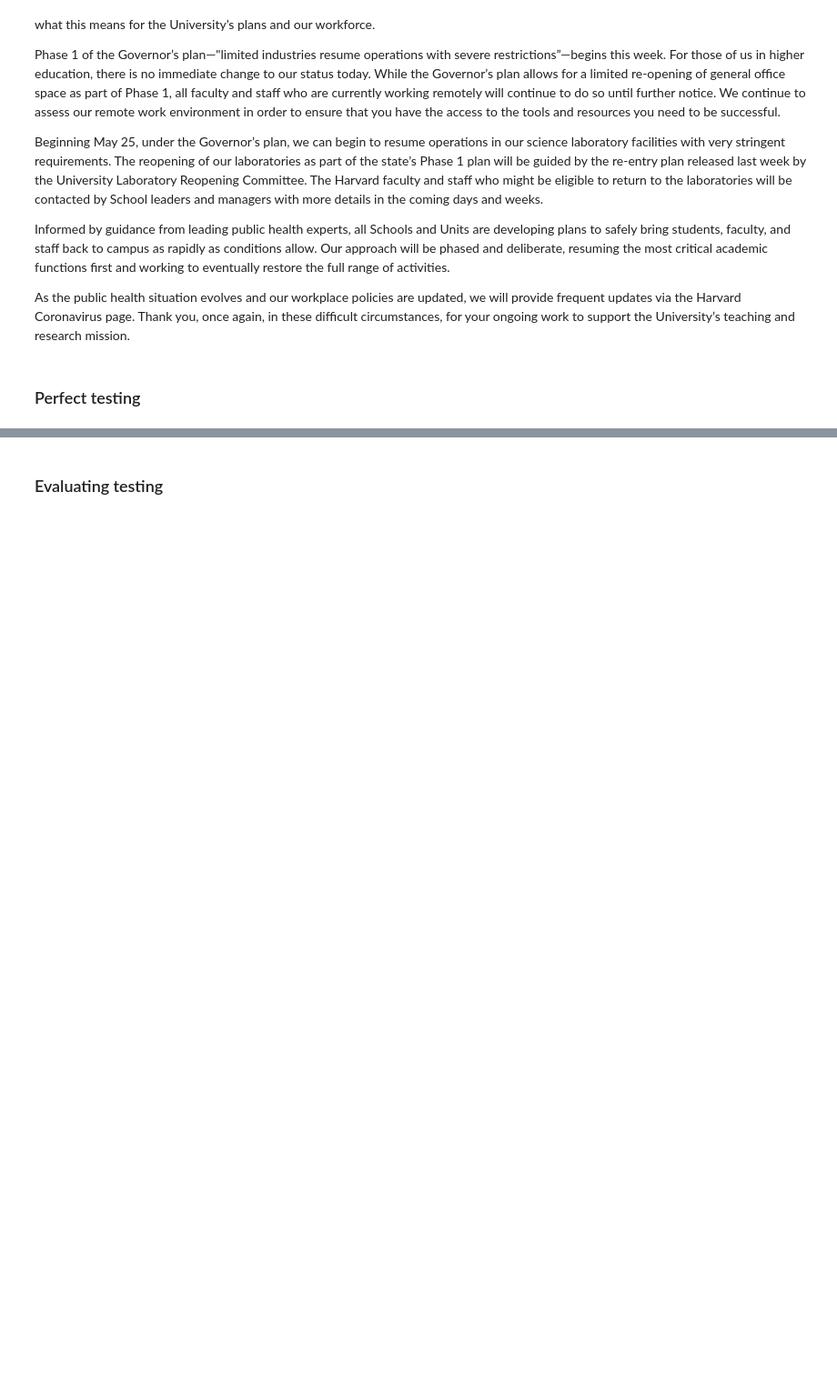
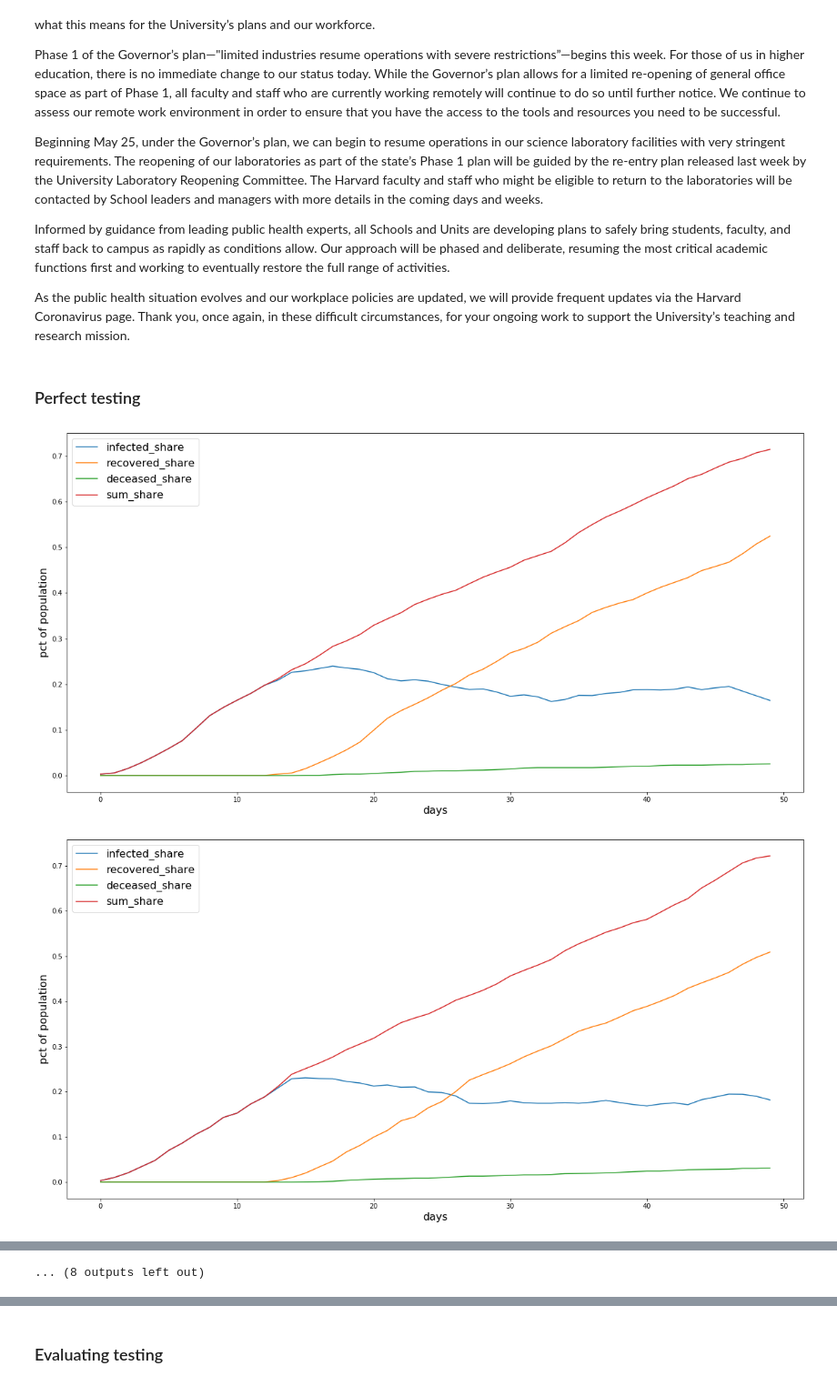
Before and after one commit to TheDigitalFrontier/contact-tracing-simulation, a Jupyter notebook: simulation/ContactTracingSimulation_v8.ipynb, the cells around one changed output, grey strips where cells are left out. Shown at 91% size. Saved outputs shown, nothing was run; the diff lists cells and outputs as text; code cells hidden in the pictures; blank space fills up the shorter version.

```diff
--- a/simulation/ContactTracingSimulation_v8.ipynb
+++ b/simulation/ContactTracingSimulation_v8.ipynb
@@ -815,7 +853,7 @@ landmarks_x = np.random.uniform(300, 700, landmarks_n)
 landmarks_y = np.random.uniform(300, 700, landmarks_n)
 
 steps = 11
-plot_steps = [0, 5, 6, 10]
+plot_steps = [0, 5, 10]
 num_days = 50
 
 # Start with 35% because 64.6% average drop in mobility in France (mandatory travel restrictions) according to Google Mobility
@@ -854,30 +892,33 @@ for i, p_app in enumerate(app_penetration_grid):
             landmarks_x=landmarks_x,
             landmarks_y=landmarks_y,
             min_household=min_household,
             max_household=max_household,
             app_penetration=p_app,
             ct_compliance_array=ct_compliance_array,
             leave_prob_array=leave_prob_array,
             test_prob_array=test_prob_array,
             test_delay=test_delay,
             symptom_days = symptom_days,
             symptom_prob = symptom_prob,
             public_spread=public_spread,
             random_spread=random_spread,
             house_spread=house_spread,
             recovery_days=recovery_days,
             recovery_prob=recovery_prob,
             display_dicts=False)
 
         if i in plot_steps and j in plot_steps:
             plot_epi_cuves(num_days, total_people, people_infected, people_recovered, people_deceased,
                            f'figs/staged-reopening-curve-appp_{p_app}-comp_{p_comp}.pdf')
 
         total_people_array[i,j] = total_people
         people_infected_array[i,j,:] = people_infected
         people_recovered_array[i,j,:] = people_recovered
         people_deceased_array[i,j,:] = people_deceased
 
     elapsed_time = time.time() - start_time
     print(f"i = {i}/{steps-1}; elapsed_time = {elapsed_time}")
     start_time = time.time()
+# %% [output]
+[figure, added]
+[figure, added]
@@ -884,3 +939,4 @@ for i, p_app in enumerate(app_penetration_grid):
+... (8 outputs left out)
 # %%
 plot_epi_contour(total_people_array, people_infected_array, app_penetration_grid, ct_compliance_grid,
                  'App Penetration (pct of population)', 'App Compliance (prob you stay at home)',
```
Also changed, not shown: parts of 10 cells of this notebook, 25 other files.
